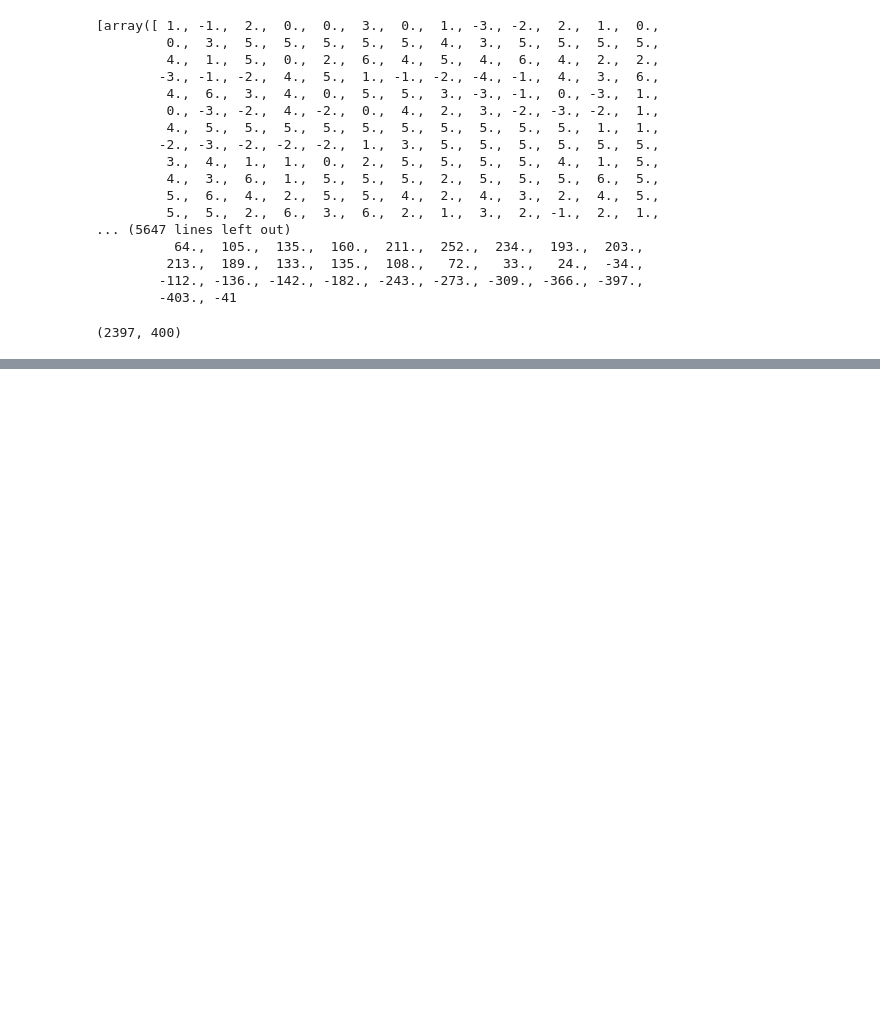
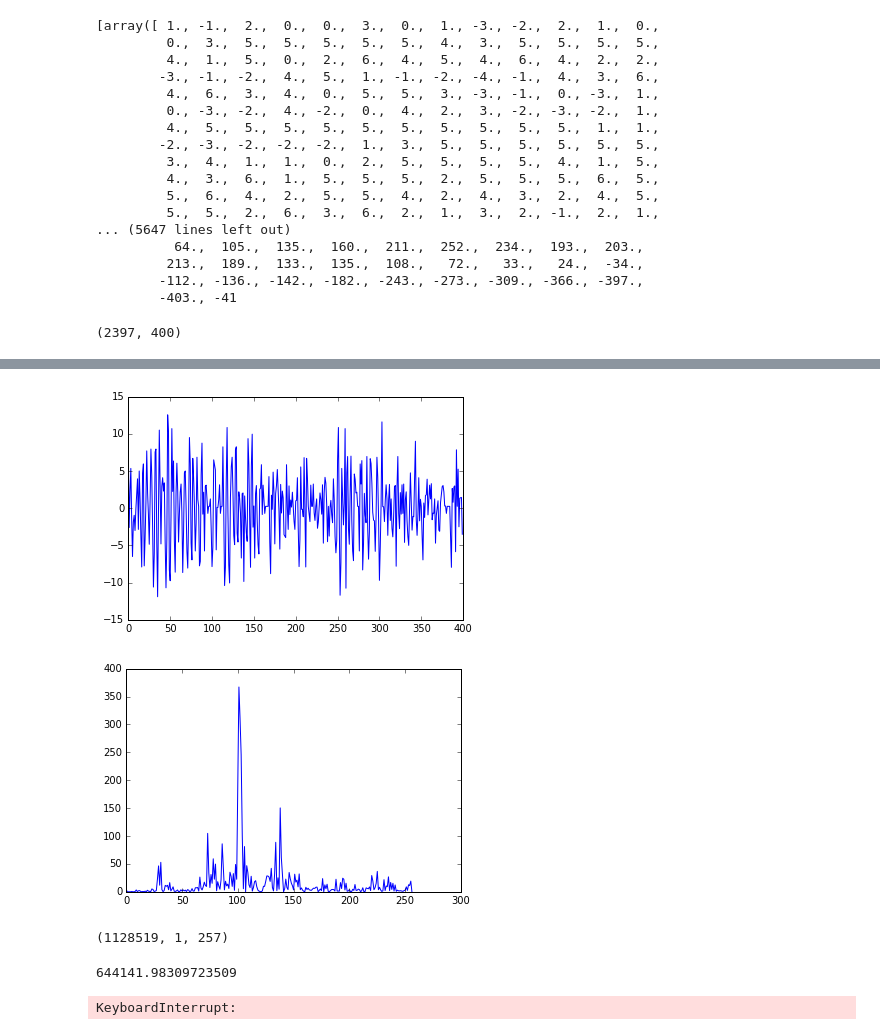
Before and after one commit to chriskamphuis/ASR, a Jupyter notebook: notebooks/Feature training 2.ipynb, the cells around one changed output, grey strips where cells are left out. Saved outputs shown, nothing was run; the diff lists cells and outputs as text; code cells hidden in the pictures; blank space fills up the shorter version.

```diff
--- a/notebooks/Feature training 2.ipynb
+++ b/notebooks/Feature training 2.ipynb
@@ -93,9 +85,12 @@ Y = []
 # %%
-source_dir = '../../../TIMIT/TIMIT/TRAIN'
-target_dir = '../../../TIMIT/0_frames/TRAIN'
+source_dir = '/vol/bigdata2/smurfland_archive/databases/TIMIT/TRAIN'
+target_dir = '/home/tvniedek/TIMIT/TRAIN'
 
 drs = sorted(glob.glob(os.path.join(source_dir, 'DR*')))
 cmd = "sox {0} -t wav {1}"
+
+#target_file_X = h5py.File(os.path.join(target_dir, 'features_framed.h5'), "w")
+#target_file_Y = h5py.File(os.path.join(target_dir, 'features_preemph.h5'), "w")
 
 winlen = 0.025
 winstep = 0.01
@@ -111,14 +106,12 @@ for dialect_region_dir in drs:
         print(speaker_dir)
         for audio_file in sorted(glob.glob(os.path.join(speaker_dir, "*.WAV"))):
             fname = os.path.splitext(os.path.split(audio_file)[-1])[0]
-            if fname in target_file_X:
-                continue
-
-            if audio_file[8:10] == "SA":
+            if fname[8:10] == "SA":
                 continue
             print(audio_file)
             file_target_dir = os.path.join(target_dir, dr, speaker)
-            os.makedirs(file_target_dir, exist_ok=True)
+            if not os.path.exists(file_target_dir):
+                os.makedirs(file_target_dir)
 
             # Convert NIST wav files using sox
             converted_target_file = os.path.join(file_target_dir, os.path.split(audio_file)[-1])
@@ -137,12 +130,14 @@ for dialect_region_dir in drs:
             # Convert to overlapping frames
             y = framesig(sig_preemph, winlen * rate, winstep * rate)
 
-            #for frame in x:
-            #    X.append(frame)
-            #for frame in y:
-            #    Y.append(frame)
 
-            group = target_file_X.create_group(fname)
-            group.create_dataset('features', data=x)
-            group2 = target_file_Y.create_group(fname)
-            group2.create_dataset('features', data=y)
+
+            for frame in x:
+                X.append(frame)
+            for frame in y:
+                Y.append(frame)
+
+            #group = target_file_X.create_group(fname)
+            #group.create_dataset('features', data=x)
+            #group2 = target_file_Y.create_group(fname)
+            #group2.create_dataset('features', data=y)
@@ -289,0 +357,2 @@ KeyboardInterrupt:
+# %%
+Y_fft = powspec(Y.squeeze(), 512)
@@ -289,0 +363,8 @@ KeyboardInterrupt:
+# %%
+plt.plot(Y.squeeze()[0])
+plt.show()
+plt.plot(Y_fft[0])
+plt.show()
+# %% [output]
+[figure, added]
+[figure, added]
@@ -289,0 +373,4 @@ KeyboardInterrupt:
+# %%
+Y_fft_norm.shape
+# %% [output]
+(1128519, 1, 257)
@@ -289,0 +380,8 @@ KeyboardInterrupt:
+# %%
+fft_std
+# %% [output]
+644141.98309723509
+# %%
+np.max((powspec(Y.squeeze(), 512))
+# %% [output]
+KeyboardInterrupt:
```
Also changed, not shown: parts of 56 cells of this notebook.
